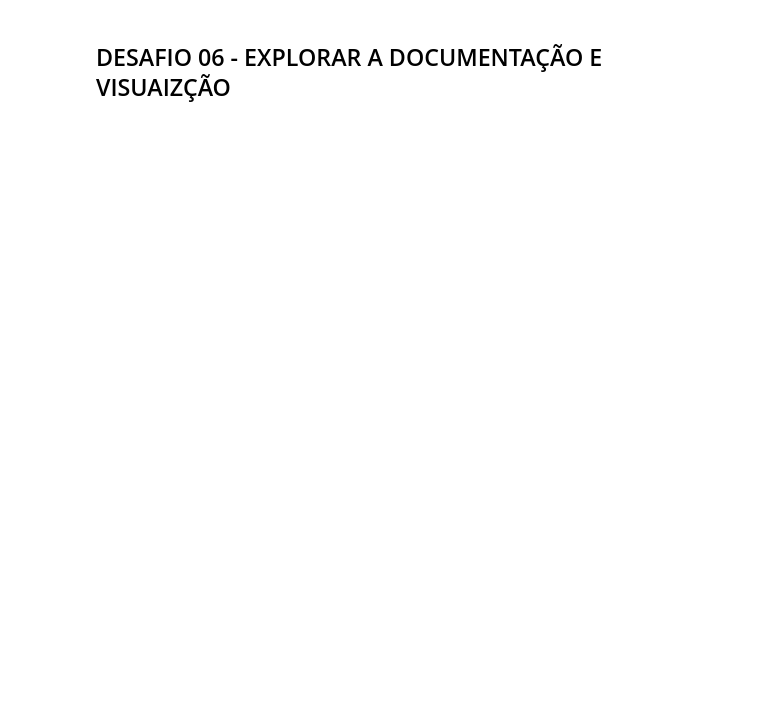
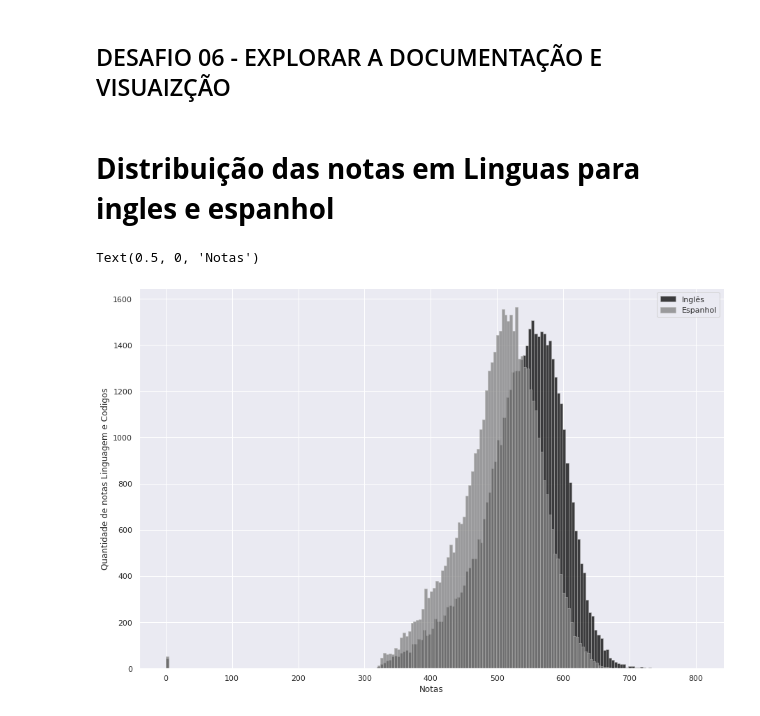
Before and after one commit to Gradimilo/IMERSAO_DADOS_2-2020, a Jupyter notebook: Aula01.ipynb, the cells around one changed output. Cells and saved outputs as stored; diff of their text form; code cells hidden in the pictures; blank space fills up the shorter version.

```diff
--- a/Aula01.ipynb
+++ b/Aula01.ipynb
@@ -377,2 +431,27 @@ plt.show()
 # %% [markdown]
 ## DESAFIO 06 - EXPLORAR A DOCUMENTAÇÃO E VISUAIZÇÃO
+# %% [markdown]
+# **Distribuição das notas em Linguas para ingles e espanhol**
+# %%
+f, ax = plt.subplots(figsize=(15, 10))
+sns.despine(f)
+
+sns.histplot(data = ingles,
+    multiple="stack",color = 'black',
+    edgecolor=".7",
+    linewidth=.5, label = "Inglês"
+)
+
+sns.histplot(data = espanhol,
+    multiple="stack", color ='gray',
+    edgecolor=".7",
+    linewidth=.5, label = "Espanhol"
+)
+
+ax.legend()
+
+plt.ylabel('Quantidade de notas Linguagem e Codigos')
+plt.xlabel('Notas')
+# %% [output]
+Text(0.5, 0, 'Notas')
+[figure, added]
```
Also changed, not shown: parts of 11 cells of this notebook, 1 other file.
